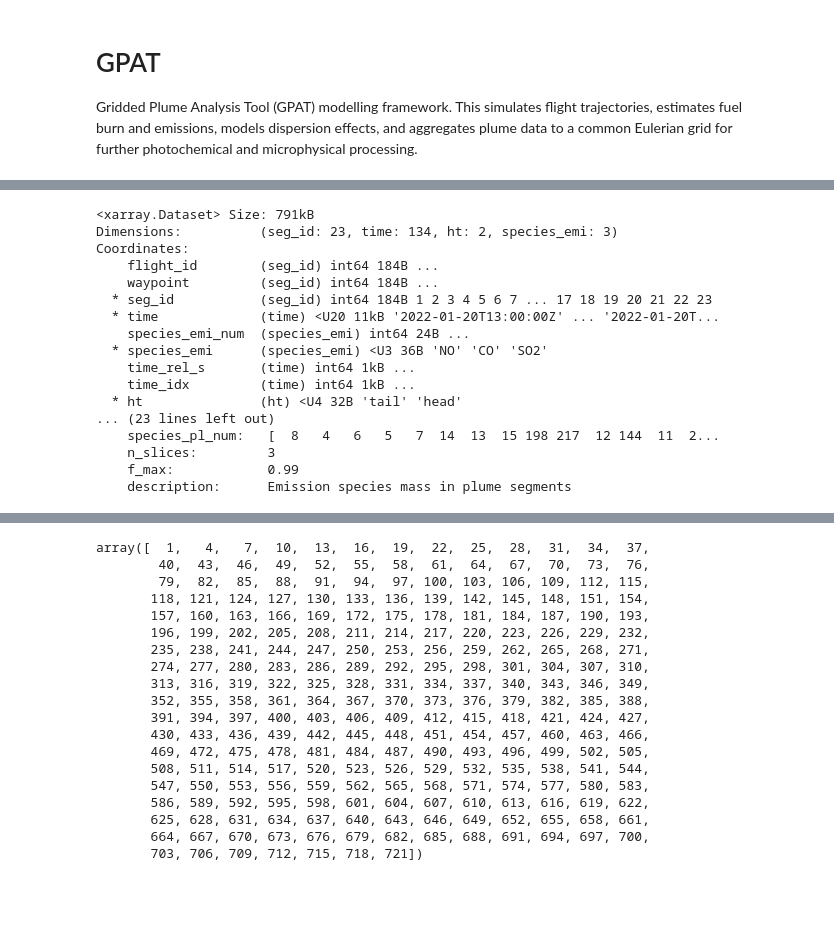
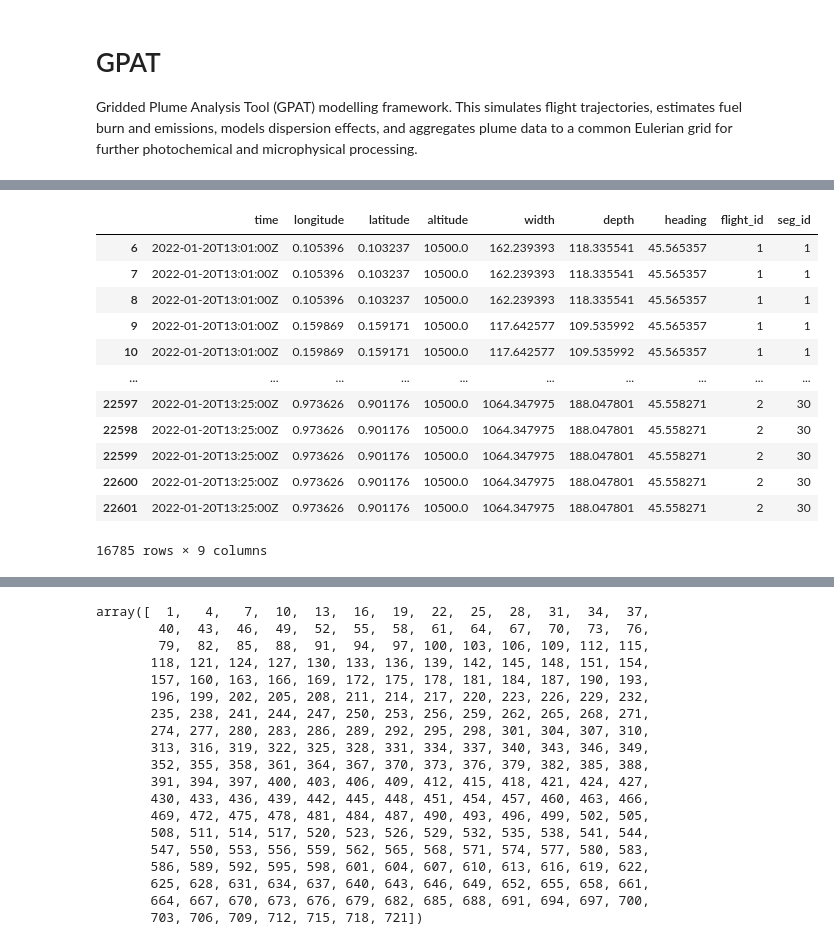
Before and after one commit to ktait98/GPAT2026, a Jupyter notebook: pycontrails_kt/docs/notebooks/GPAT.ipynb, the cells around one changed output, grey strips where cells are left out. Cells and saved outputs as stored; diff of their text form; code cells hidden in the pictures; blank space fills up the shorter version.

```diff
--- a/pycontrails_kt/docs/notebooks/GPAT.ipynb
+++ b/pycontrails_kt/docs/notebooks/GPAT.ipynb
@@ -143,24 +143,20 @@ Attributes:
 # %%
 from IPython.display import clear_output
 clear_output(wait=True)
 
 pl_ds = xr.open_dataset(f"{gpat.inputs_job}/pl_ds.nc")
-pl_ds
+pl_ds.to_dataframe().reset_index()[["time", "longitude", "latitude", "altitude", "width", "depth", "heading", "flight_id", "seg_id"]].dropna()
 # %% [output]
+|  | time | longitude | latitude | altitude | width | depth | heading | flight_id | seg_id |
+| 6 | 2022-01-20T13:01:00Z | 0.105396 | 0.103237 | 10500.0 | 162.239393 | 118.335541 | 45.565357 | 1 | 1 |
+| 7 | 2022-01-20T13:01:00Z | 0.105396 | 0.103237 | 10500.0 | 162.239393 | 118.335541 | 45.565357 | 1 | 1 |
+| 8 | 2022-01-20T13:01:00Z | 0.105396 | 0.103237 | 10500.0 | 162.239393 | 118.335541 | 45.565357 | 1 | 1 |
+| 9 | 2022-01-20T13:01:00Z | 0.159869 | 0.159171 | 10500.0 | 117.642577 | 109.535992 | 45.565357 | 1 | 1 |
+| 10 | 2022-01-20T13:01:00Z | 0.159869 | 0.159171 | 10500.0 | 117.642577 | 109.535992 | 45.565357 | 1 | 1 |
+| ... | ... | ... | ... | ... | ... | ... | ... | ... | ... |
+| 22597 | 2022-01-20T13:25:00Z | 0.973626 | 0.901176 | 10500.0 | 1064.347975 | 188.047801 | 45.558271 | 2 | 30 |
+| 22598 | 2022-01-20T13:25:00Z | 0.973626 | 0.901176 | 10500.0 | 1064.347975 | 188.047801 | 45.558271 | 2 | 30 |
+| 22599 | 2022-01-20T13:25:00Z | 0.973626 | 0.901176 | 10500.0 | 1064.347975 | 188.047801 | 45.558271 | 2 | 30 |
+| 22600 | 2022-01-20T13:25:00Z | 0.973626 | 0.901176 | 10500.0 | 1064.347975 | 188.047801 | 45.558271 | 2 | 30 |
+| 22601 | 2022-01-20T13:25:00Z | 0.973626 | 0.901176 | 10500.0 | 1064.347975 | 188.047801 | 45.558271 | 2 | 30 |
-<xarray.Dataset> Size: 791kB
-Dimensions:          (seg_id: 23, time: 134, ht: 2, species_emi: 3)
-Coordinates:
-    flight_id        (seg_id) int64 184B ...
-    waypoint         (seg_id) int64 184B ...
-  * seg_id           (seg_id) int64 184B 1 2 3 4 5 6 7 ... 17 18 19 20 21 22 23
-  * time             (time) <U20 11kB '2022-01-20T13:00:00Z' ... '2022-01-20T...
-    species_emi_num  (species_emi) int64 24B ...
-  * species_emi      (species_emi) <U3 36B 'NO' 'CO' 'SO2'
-    time_rel_s       (time) int64 1kB ...
-    time_idx         (time) int64 1kB ...
-  * ht               (ht) <U4 32B 'tail' 'head'
-... (23 lines left out)
-    species_pl_num:   [  8   4   6   5   7  14  13  15 198 217  12 144  11  2...
-    n_slices:         3
-    f_max:            0.99
-    description:      Emission species mass in plume segments
+16785 rows × 9 columns
```
Also changed, not shown: parts of 15 cells of this notebook, 2 other files.
